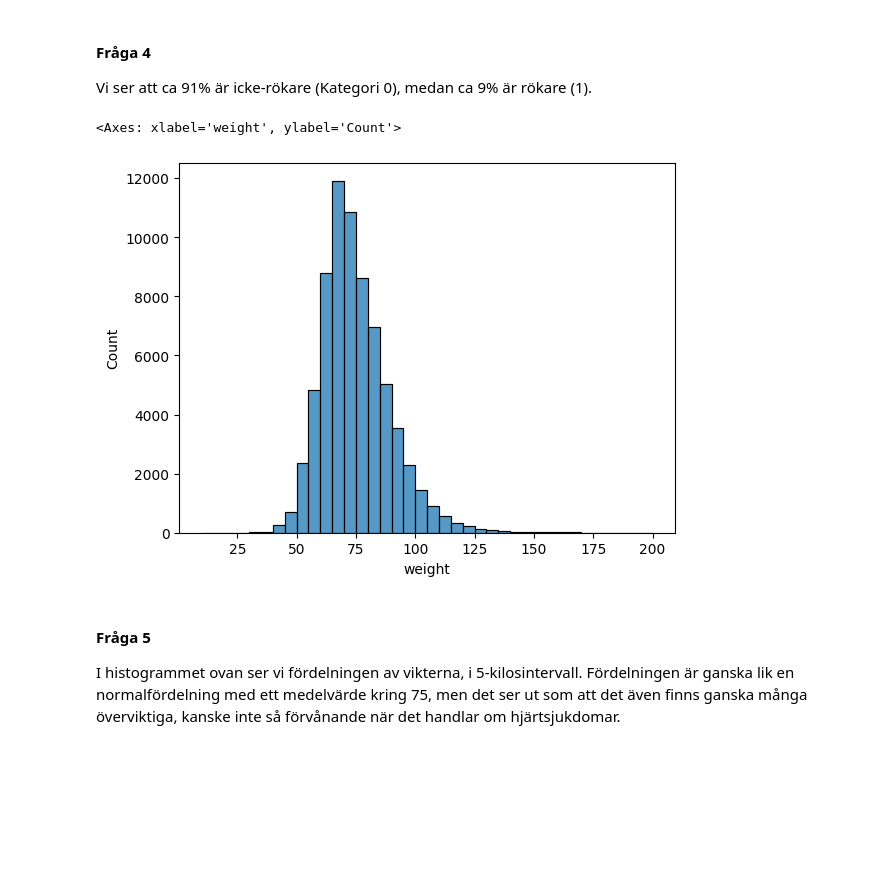
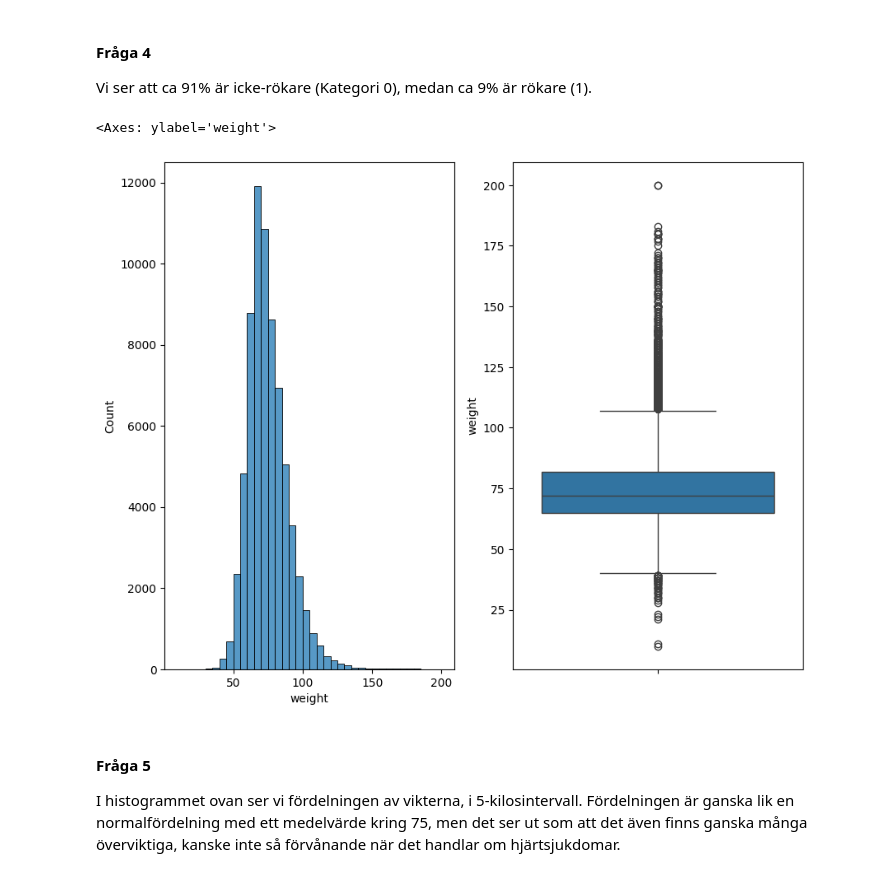
Before and after one commit to bearwinterfirth/medical, a Jupyter notebook: disease_prediction_1.ipynb, the cells around one changed output. Cells and saved outputs as stored; diff of their text form; code cells hidden in the pictures; blank space fills up the shorter version.

```diff
--- a/disease_prediction.ipynb
+++ b/disease_prediction_1.ipynb
@@ -53,11 +53,15 @@ Name: proportion, dtype: float64
 # %% [markdown]
 #### Fråga 4
 Vi ser att ca 91% är icke-rökare (Kategori 0), medan ca 9% är rökare (1).
-# %%
-sns.histplot(df["weight"], binwidth=5)
-# %% [output]
-<Axes: xlabel='weight', ylabel='Count'>
-[figure, removed]
+# %%
+# sns.histplot(df["weight"], binwidth=5)
+
+fig, ax=plt.subplots(1, 2, figsize=(10,8))
+sns.histplot(df["weight"], binwidth=5, ax=ax[0])
+sns.boxplot(df["weight"], ax=ax[1])
+# %% [output]
+<Axes: ylabel='weight'>
+[figure, added]
 # %% [markdown]
 #### Fråga 5
 I histogrammet ovan ser vi fördelningen av vikterna, i 5-kilosintervall. Fördelningen är ganska lik en normalfördelning med ett medelvärde kring 75, men det ser ut som att det även finns ganska många överviktiga, kanske inte så förvånande när det handlar om hjärtsjukdomar.
```
Also changed, not shown: parts of 2 cells of this notebook, 1 other file.
